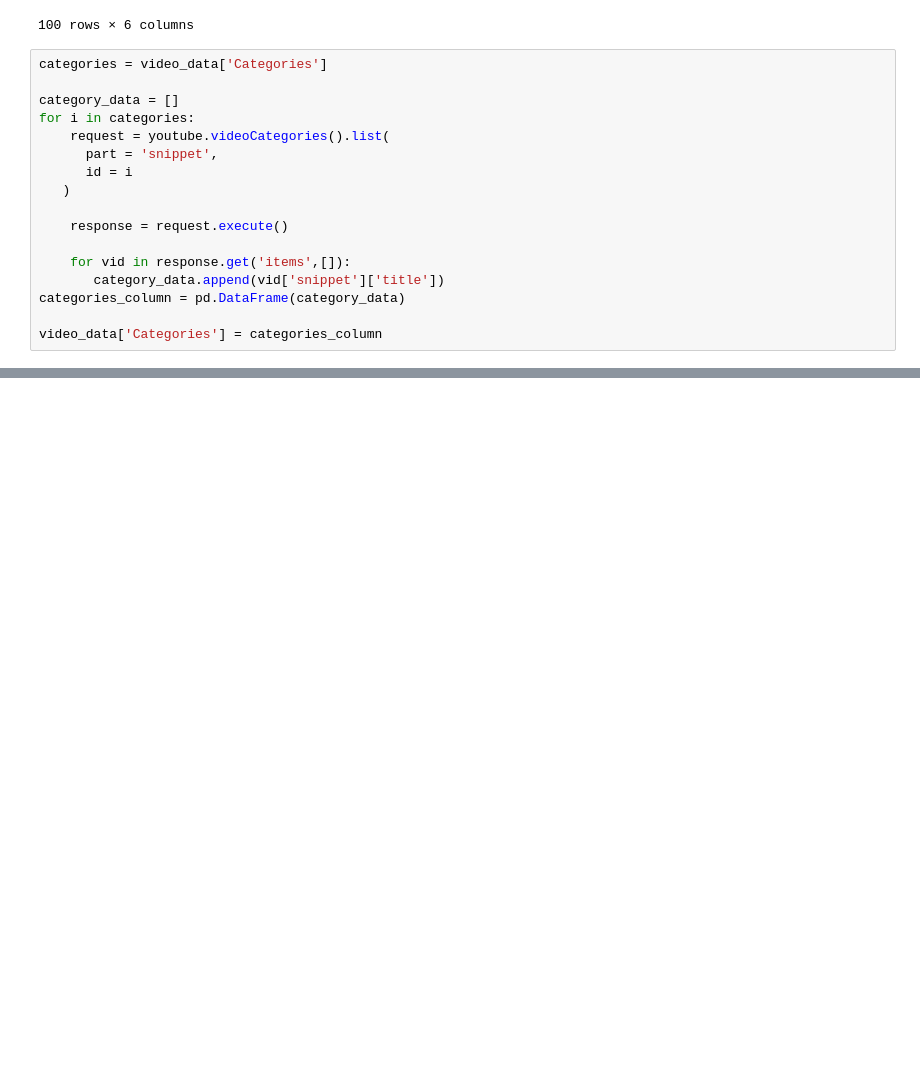
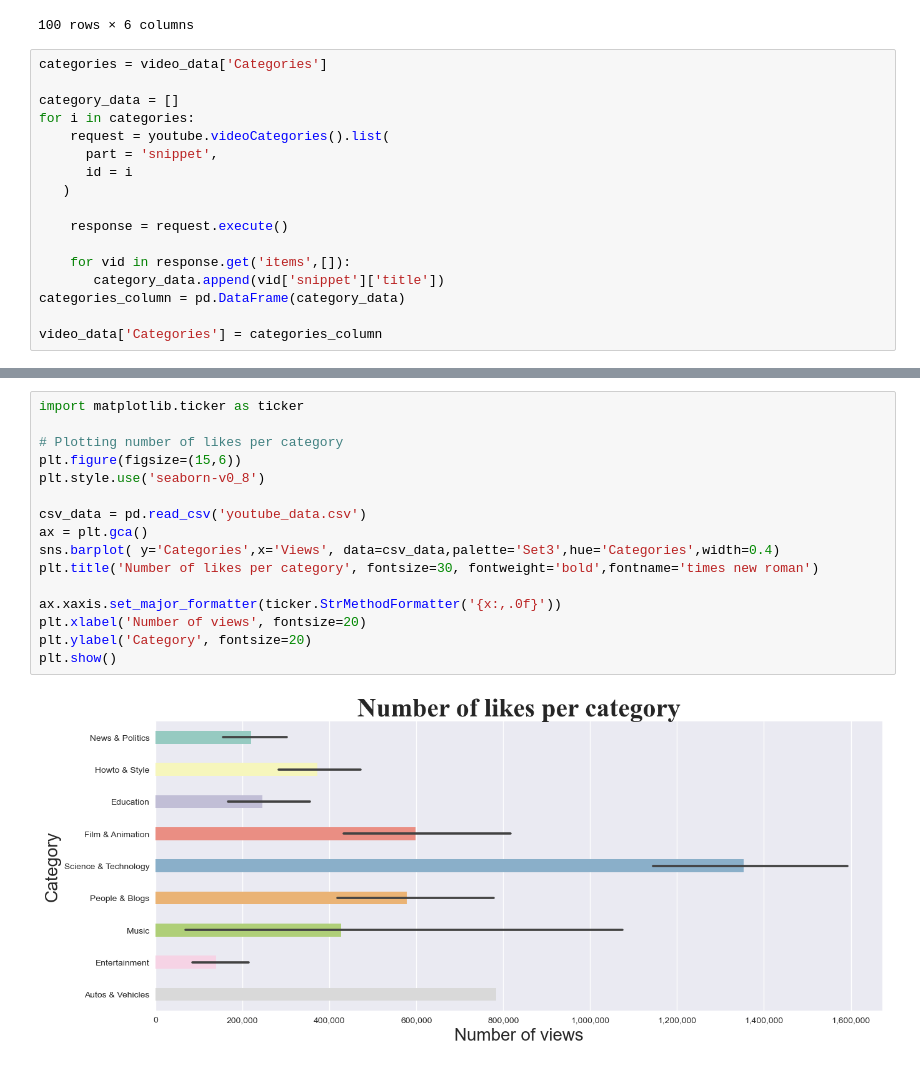
Before and after one commit to Jasper1007J/media_content_platform, a Jupyter notebook: data_extraction.ipynb, the cells around one changed output, grey strips where cells are left out. Cells and saved outputs as stored; diff of their text form; blank space fills up the shorter version.

```diff
--- a/data_extraction.ipynb
+++ b/data_extraction.ipynb
@@ -226,0 +293,18 @@ video_data.to_csv('youtube_data.csv',index=False)
+# %%
+import matplotlib.ticker as ticker
+
+# Plotting number of likes per category
+plt.figure(figsize=(15,6))
+plt.style.use('seaborn-v0_8')
+
+csv_data = pd.read_csv('youtube_data.csv')
+ax = plt.gca()
+sns.barplot( y='Categories',x='Views', data=csv_data,palette='Set3',hue='Categories',width=0.4)
+plt.title('Number of likes per category', fontsize=30, fontweight='bold',fontname='times new roman')
+
+ax.xaxis.set_major_formatter(ticker.StrMethodFormatter('{x:,.0f}'))
+plt.xlabel('Number of views', fontsize=20)
+plt.ylabel('Category', fontsize=20)
+plt.show()
+# %% [output]
+[figure, added]
```
Also changed, not shown: parts of 9 cells of this notebook, 1 other file.
